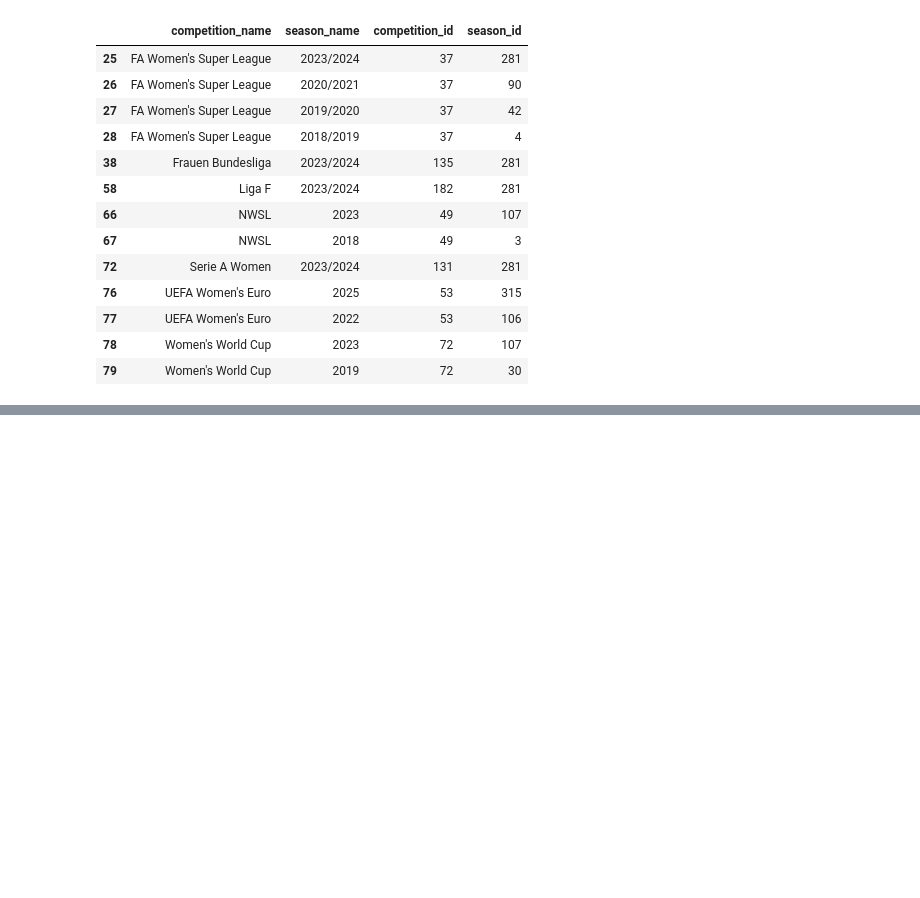
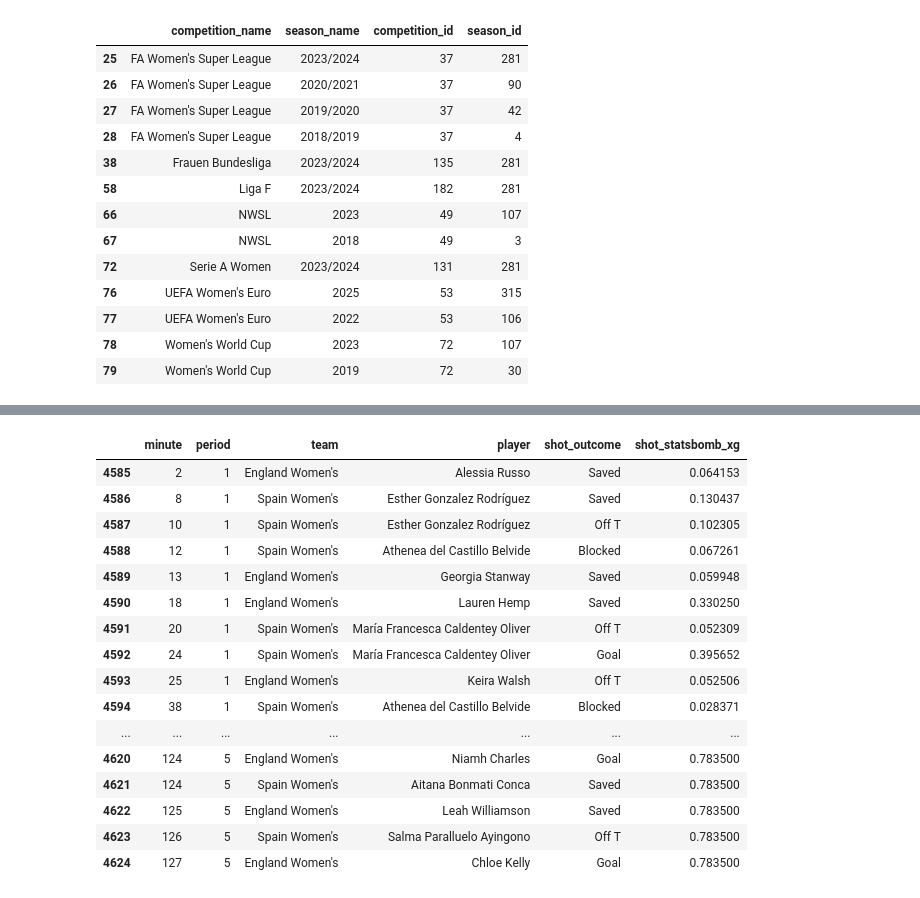
Before and after one commit to georgiajayy/womens-football-dashboard, a Jupyter notebook: 01_exploration.ipynb, the cells around one changed output, grey strips where cells are left out. Cells and saved outputs as stored; diff of their text form; code cells hidden in the pictures; blank space fills up the shorter version.

Commit message:
Session 2: loaded Euro 2025 final and explored event data

```diff
--- a/01_exploration.ipynb
+++ b/01_exploration.ipynb
@@ -30,0 +60,3 @@ womens[["competition_name", "season_name", "competition_id", "season_id"]]
+# %%
+events = sb.events(match_id=4020846)
+events.shape
@@ -30,0 +85,21 @@ womens[["competition_name", "season_name", "competition_id", "season_id"]]
+# %%
+shots = events[events["type"] == "Shot"]
+shots[["minute", "period", "team", "player", "shot_outcome", "shot_statsbomb_xg"]]
+# %% [output]
+|  | minute | period | team | player | shot_outcome | shot_statsbomb_xg |
+| 4585 | 2 | 1 | England Women's | Alessia Russo | Saved | 0.064153 |
+| 4586 | 8 | 1 | Spain Women's | Esther Gonzalez Rodríguez | Saved | 0.130437 |
+| 4587 | 10 | 1 | Spain Women's | Esther Gonzalez Rodríguez | Off T | 0.102305 |
+| 4588 | 12 | 1 | Spain Women's | Athenea del Castillo Belvide | Blocked | 0.067261 |
+| 4589 | 13 | 1 | England Women's | Georgia Stanway | Saved | 0.059948 |
+| 4590 | 18 | 1 | England Women's | Lauren Hemp | Saved | 0.330250 |
+| 4591 | 20 | 1 | Spain Women's | María Francesca Caldentey Oliver | Off T | 0.052309 |
+| 4592 | 24 | 1 | Spain Women's | María Francesca Caldentey Oliver | Goal | 0.395652 |
+| 4593 | 25 | 1 | England Women's | Keira Walsh | Off T | 0.052506 |
+| 4594 | 38 | 1 | Spain Women's | Athenea del Castillo Belvide | Blocked | 0.028371 |
+| ... | ... | ... | ... | ... | ... | ... |
+| 4620 | 124 | 5 | England Women's | Niamh Charles | Goal | 0.783500 |
+| 4621 | 124 | 5 | Spain Women's | Aitana Bonmati Conca | Saved | 0.783500 |
+| 4622 | 125 | 5 | England Women's | Leah Williamson | Saved | 0.783500 |
+| 4623 | 126 | 5 | Spain Women's | Salma Paralluelo Ayingono | Off T | 0.783500 |
+| 4624 | 127 | 5 | England Women's | Chloe Kelly | Goal | 0.783500 |
```
Also changed, not shown: parts of 8 cells of this notebook, 1 other file.
